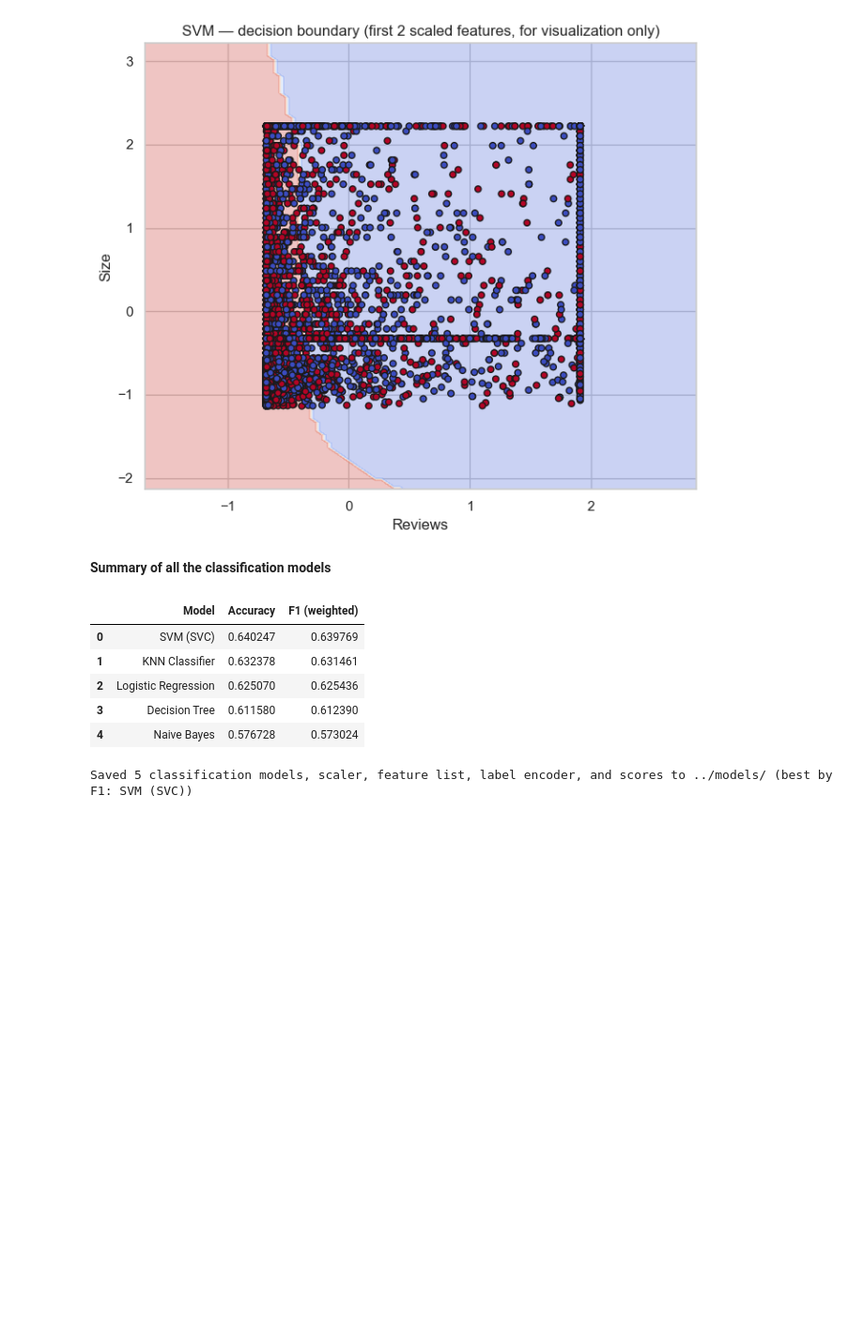
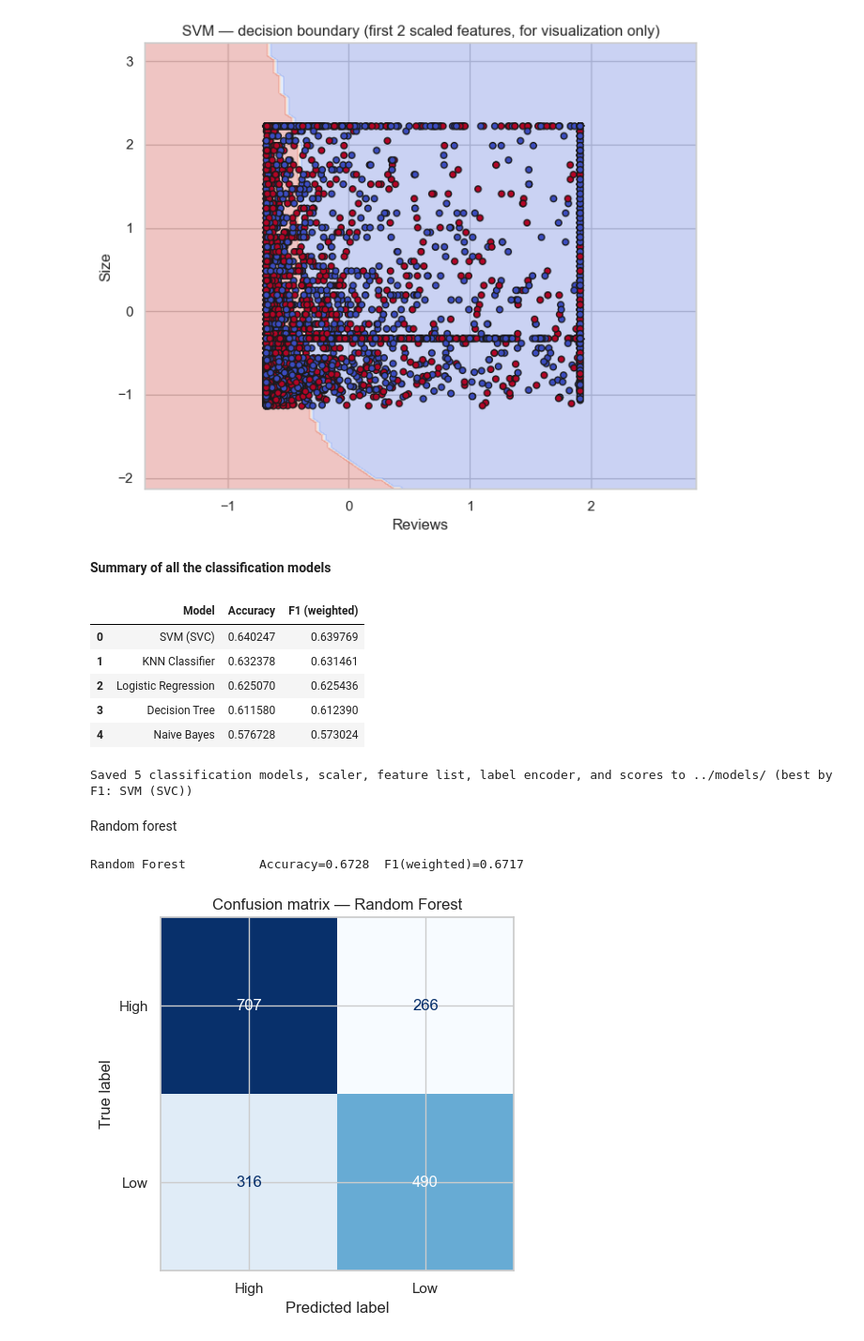
Before and after one commit to Kamalini29/ML-Capstone, a Jupyter notebook: notebooks/Classification.ipynb, the cells around one changed output. Shown at 94% size. Drawn from its saved outputs; the diff is of its cells as text; code cells hidden in the pictures; blank space fills up the shorter version.

Commit message:
Added random forest and adaboost

```diff
--- a/notebooks/Classification.ipynb
+++ b/notebooks/Classification.ipynb
@@ -455,0 +459,8 @@ Saved 5 classification models, scaler, feature list, label encoder, and scores t
+# %% [markdown]
+Random forest
+# %%
+rf_clf = evaluate_clf("Random Forest", RandomForestClassifier(n_estimators=300, random_state=RANDOM_STATE),
+                      X_train_scaled, X_test_scaled, y_train, y_test, le.classes_)
+# %% [output]
+Random Forest          Accuracy=0.6728  F1(weighted)=0.6717
+[figure, added]
```
Also changed, not shown: parts of 5 cells of this notebook.
